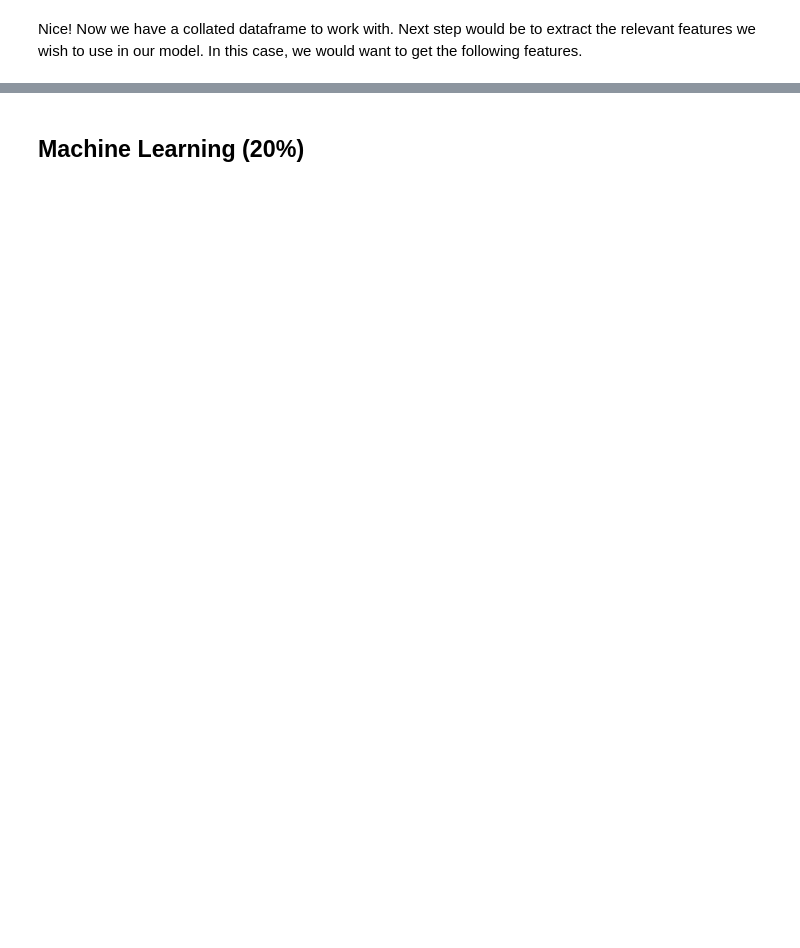
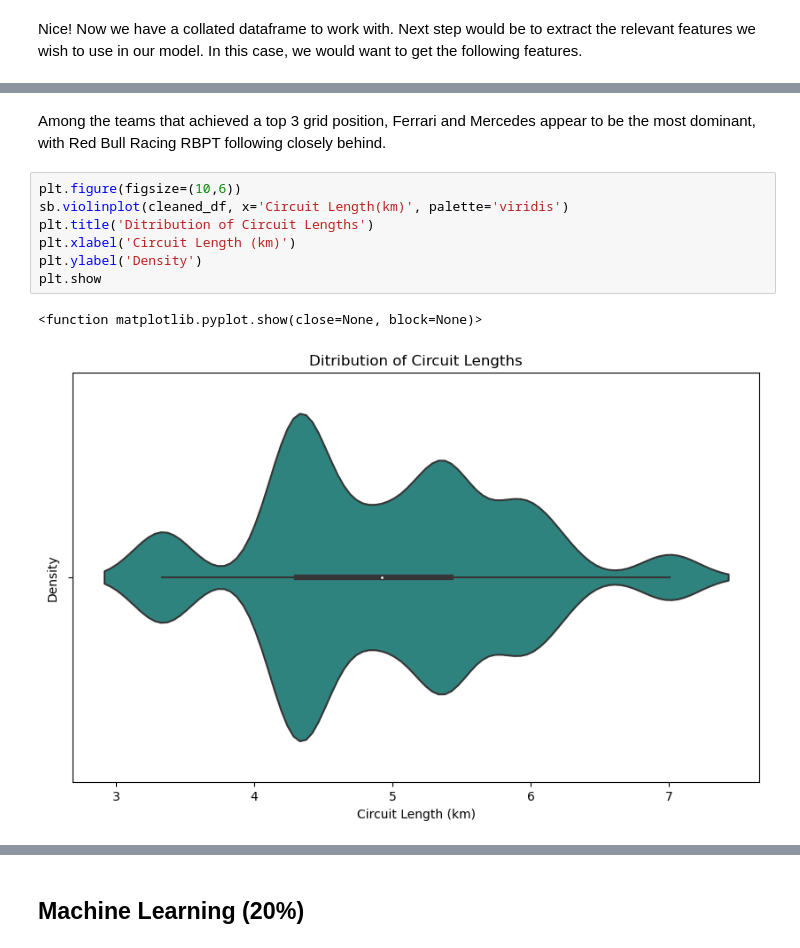
Before and after one commit to seahsongli/SC1015_Mini_Project, a Jupyter notebook: Predicting_F1_Qualifiers.ipynb, the cells around one changed output, grey strips where cells are left out. Saved outputs shown, nothing was run; the diff lists cells and outputs as text; blank space fills up the shorter version.

```diff
--- a/Predicting_F1_Qualifiers.ipynb
+++ b/Predicting_F1_Qualifiers.ipynb
@@ -137,0 +167,12 @@ cleaned_df
+# %% [markdown]
+Among the teams that achieved a top 3 grid position, Ferrari and Mercedes appear to be the most dominant, with Red Bull Racing RBPT following closely behind.
+# %%
+plt.figure(figsize=(10,6))
+sb.violinplot(cleaned_df, x='Circuit Length(km)', palette='viridis')
+plt.title('Ditribution of Circuit Lengths')
+plt.xlabel('Circuit Length (km)')
+plt.ylabel('Density')
+plt.show
+# %% [output]
+<function matplotlib.pyplot.show(close=None, block=None)>
+[figure, added]
```
Also changed, not shown: parts of 13 cells of this notebook, 1 other file.
